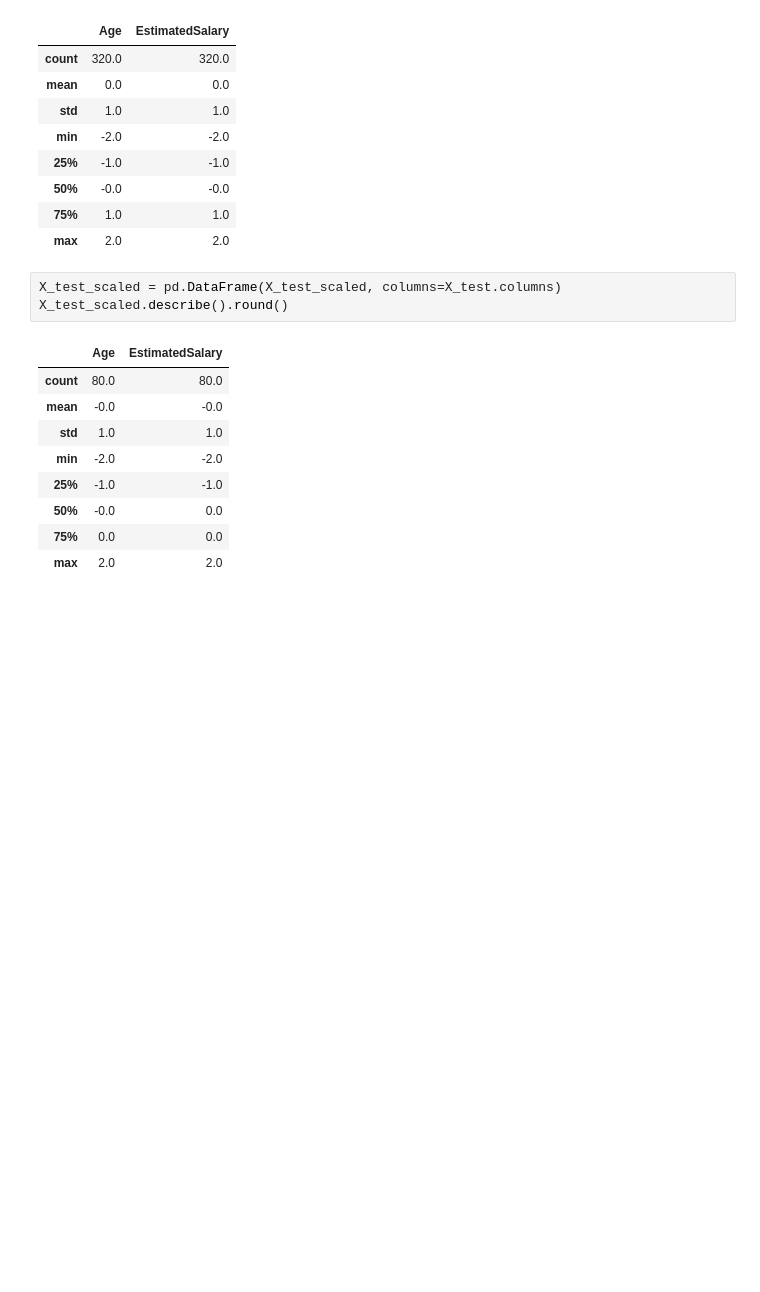
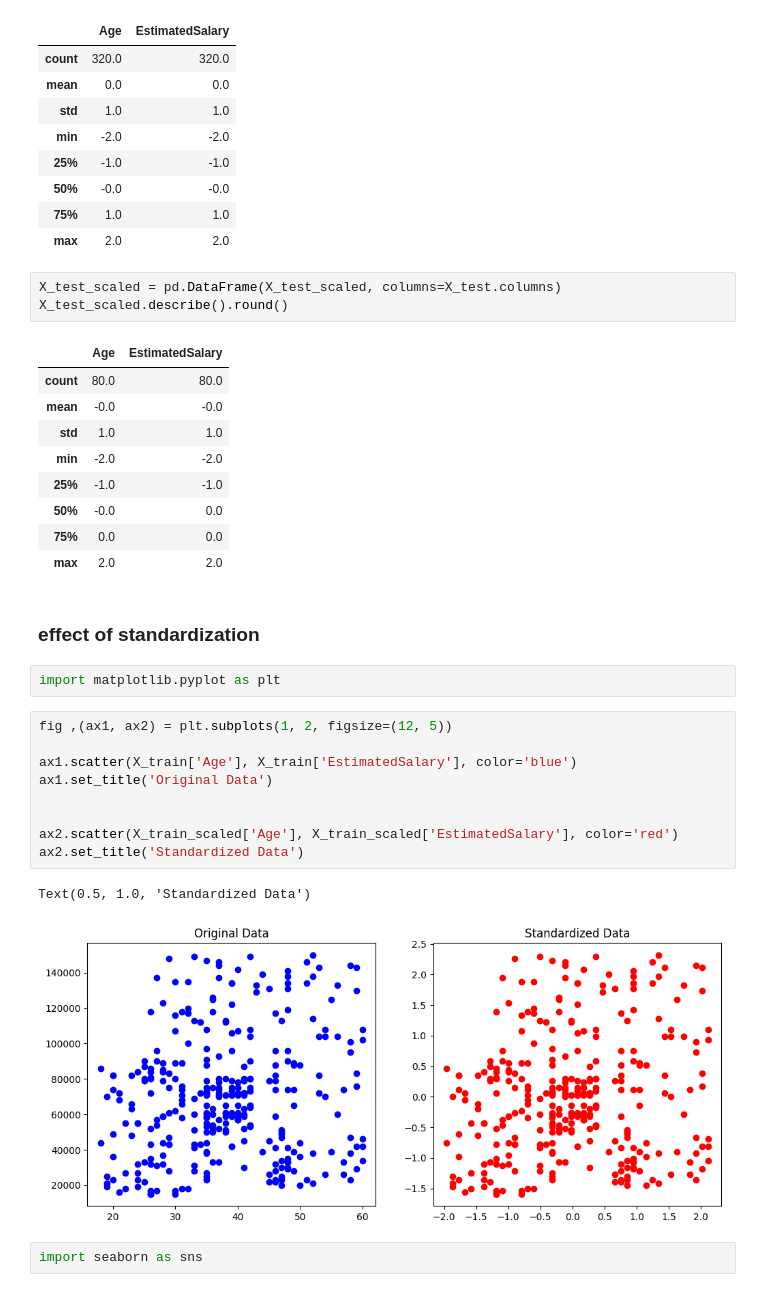
Before and after one commit to Shrikantlala24/Machine-learning, a Jupyter notebook: Feature engineering NB's/1_Standardization.ipynb, the cells around one changed output. Saved outputs shown, nothing was run; the diff lists cells and outputs as text; blank space fills up the shorter version.

```diff
--- a/Feature engineering NB's/1_Standardization.ipynb
+++ b/Feature engineering NB's/1_Standardization.ipynb
@@ -90,3 +90,21 @@ X_test_scaled.describe().round()
 | 50% | -0.0 | 0.0 |
 | 75% | 0.0 | 0.0 |
 | max | 2.0 | 2.0 |
+# %% [markdown]
+### effect of standardization
+# %%
+import matplotlib.pyplot as plt
+# %%
+fig ,(ax1, ax2) = plt.subplots(1, 2, figsize=(12, 5))
+
+ax1.scatter(X_train['Age'], X_train['EstimatedSalary'], color='blue')
+ax1.set_title('Original Data')
+
+
+ax2.scatter(X_train_scaled['Age'], X_train_scaled['EstimatedSalary'], color='red')
+ax2.set_title('Standardized Data')
+# %% [output]
+Text(0.5, 1.0, 'Standardized Data')
+[figure, added]
+# %%
+import seaborn as sns
```
Also changed, not shown: parts of 3 cells of this notebook.
